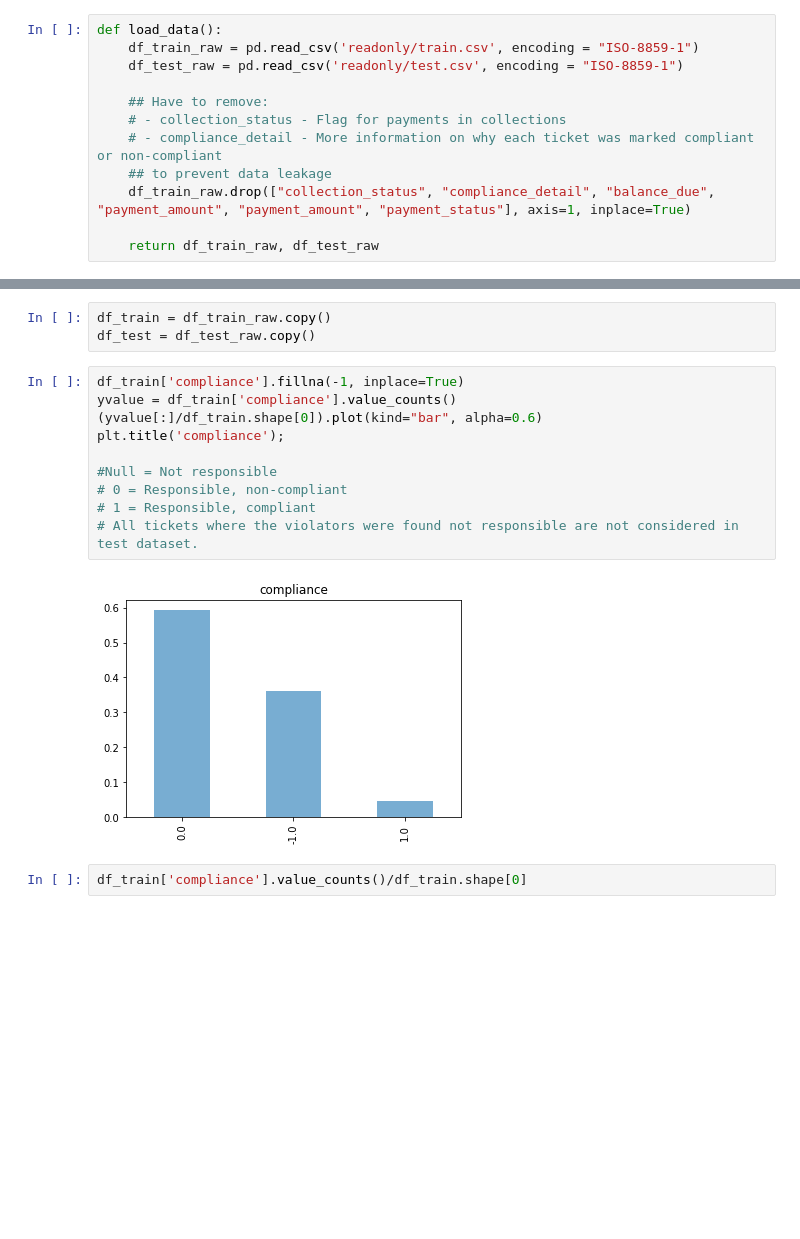
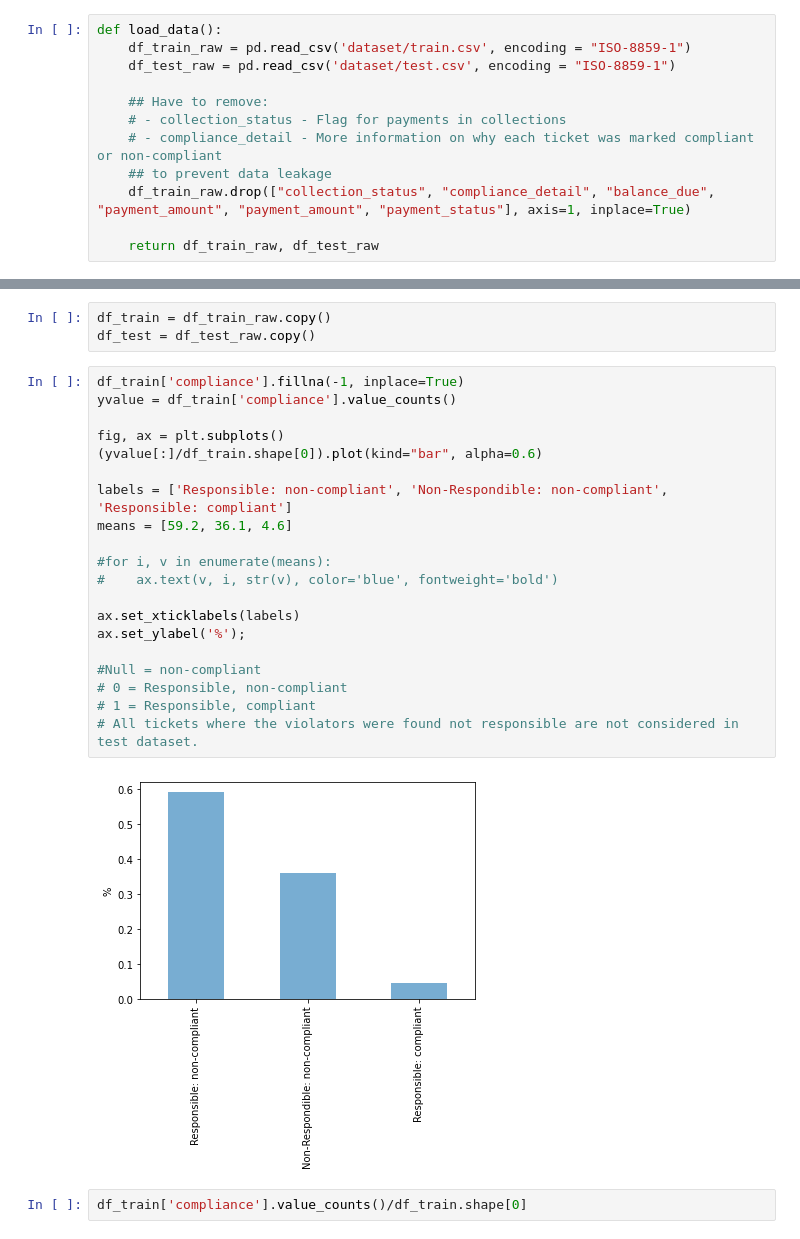
Before and after one commit to yduh/Detroit-BlightViolation-Ticket, a Jupyter notebook: study.ipynb, the cells around one changed output, grey strips where cells are left out. Saved outputs shown, nothing was run; the diff lists cells and outputs as text; blank space fills up the shorter version.

```diff
--- a/study.ipynb
+++ b/study.ipynb
@@ -118,8 +119,8 @@ import seaborn as sns
 %matplotlib inline
 # %%
 def load_data():
-    df_train_raw = pd.read_csv('readonly/train.csv', encoding = "ISO-8859-1")
-    df_test_raw = pd.read_csv('readonly/test.csv', encoding = "ISO-8859-1")
+    df_train_raw = pd.read_csv('dataset/train.csv', encoding = "ISO-8859-1")
+    df_test_raw = pd.read_csv('dataset/test.csv', encoding = "ISO-8859-1")
 
     ## Have to remove:
     # - collection_status - Flag for payments in collections
@@ -251,15 +384,25 @@ df_test = df_test_raw.copy()
 # %%
 df_train['compliance'].fillna(-1, inplace=True)
 yvalue = df_train['compliance'].value_counts()
+
+fig, ax = plt.subplots()
 (yvalue[:]/df_train.shape[0]).plot(kind="bar", alpha=0.6)
-plt.title('compliance');
 
-#Null = Not responsible
+labels = ['Responsible: non-compliant', 'Non-Respondible: non-compliant', 'Responsible: compliant']
+means = [59.2, 36.1, 4.6]
+
+#for i, v in enumerate(means):
+#    ax.text(v, i, str(v), color='blue', fontweight='bold')
+
+ax.set_xticklabels(labels)
+ax.set_ylabel('%');
+
+#Null = non-compliant
 # 0 = Responsible, non-compliant
 # 1 = Responsible, compliant
 # All tickets where the violators were found not responsible are not considered in test dataset.
 # %% [output]
-[figure, old version]
+[figure, new version]
 # %%
 df_train['compliance'].value_counts()/df_train.shape[0]
 # %% [output]
```
Also changed, not shown: parts of 45 cells of this notebook, 1 other file.
